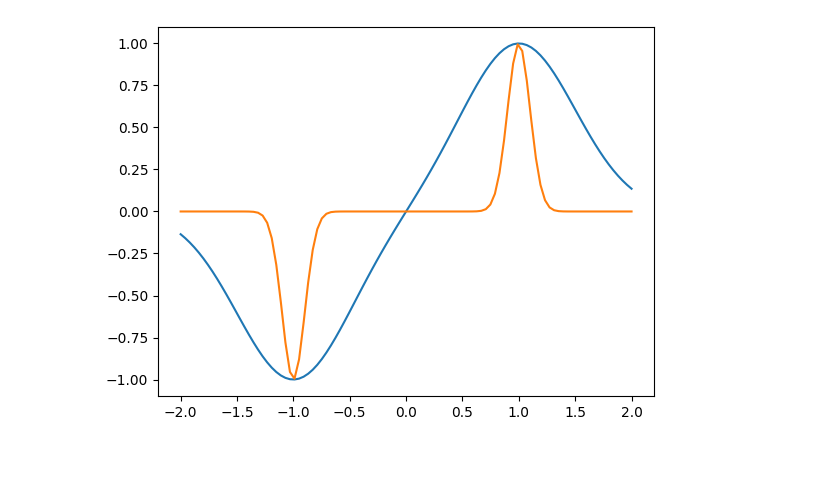
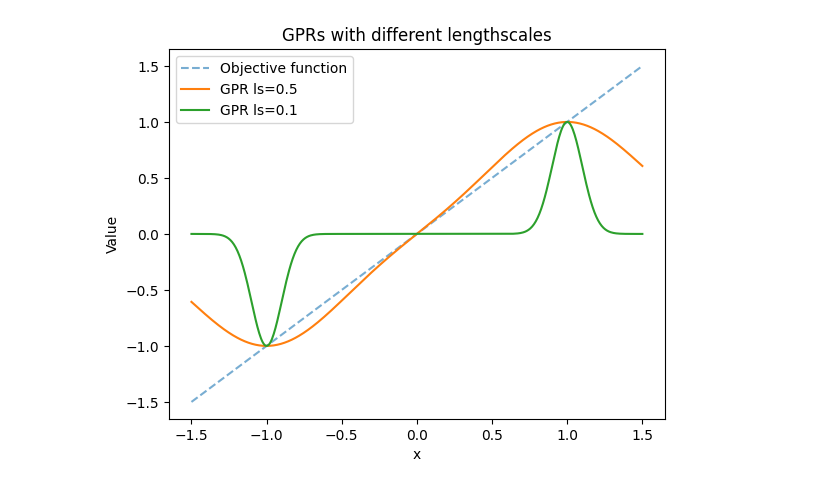
Before and after one commit to Lucas-de-Man/masters_thesis, a Jupyter notebook: convergence_tests/main.ipynb, the cells around one changed output. Saved outputs shown, nothing was run; the diff lists cells and outputs as text; code cells hidden in the pictures; blank space fills up the shorter version.

Commit message:
added lables and legends and such to the plots for clarity

```diff
--- a/convergence_tests/main.ipynb
+++ b/convergence_tests/main.ipynb
@@ -22,12 +22,17 @@ newton_small = NewtonsMethod(surrogate_small_ls, point_set, epsilon=1e-9)
 newton_normal.take_n_steps(500)
 newton_small.take_n_steps(500)
 # %%
-x = torch.linspace(-2., 2., 100)
+x = torch.linspace(-1.5, 1.5, 500)
 x = torch.unsqueeze(x, 1)
 
+plt.plot(x, x, label='Objective function', linestyle='--', alpha=0.5)
 with torch.no_grad():
-    plt.plot(x, surrogate_normal_ls(x).detach())
-    plt.plot(x, surrogate_small_ls(x).detach())
+    plt.plot(x, surrogate_normal_ls(x).detach(), label='GPR ls=0.5')
+    plt.plot(x, surrogate_small_ls(x).detach(), label='GPR ls=0.1')
+plt.legend()
+plt.title('GPRs with different lengthscales')
+plt.ylabel('Value')
+plt.xlabel('x')
 plt.show()
 # %% [output]
-[figure, old version]
+[figure, new version]
```
Also changed, not shown: parts of 3 cells of this notebook.
